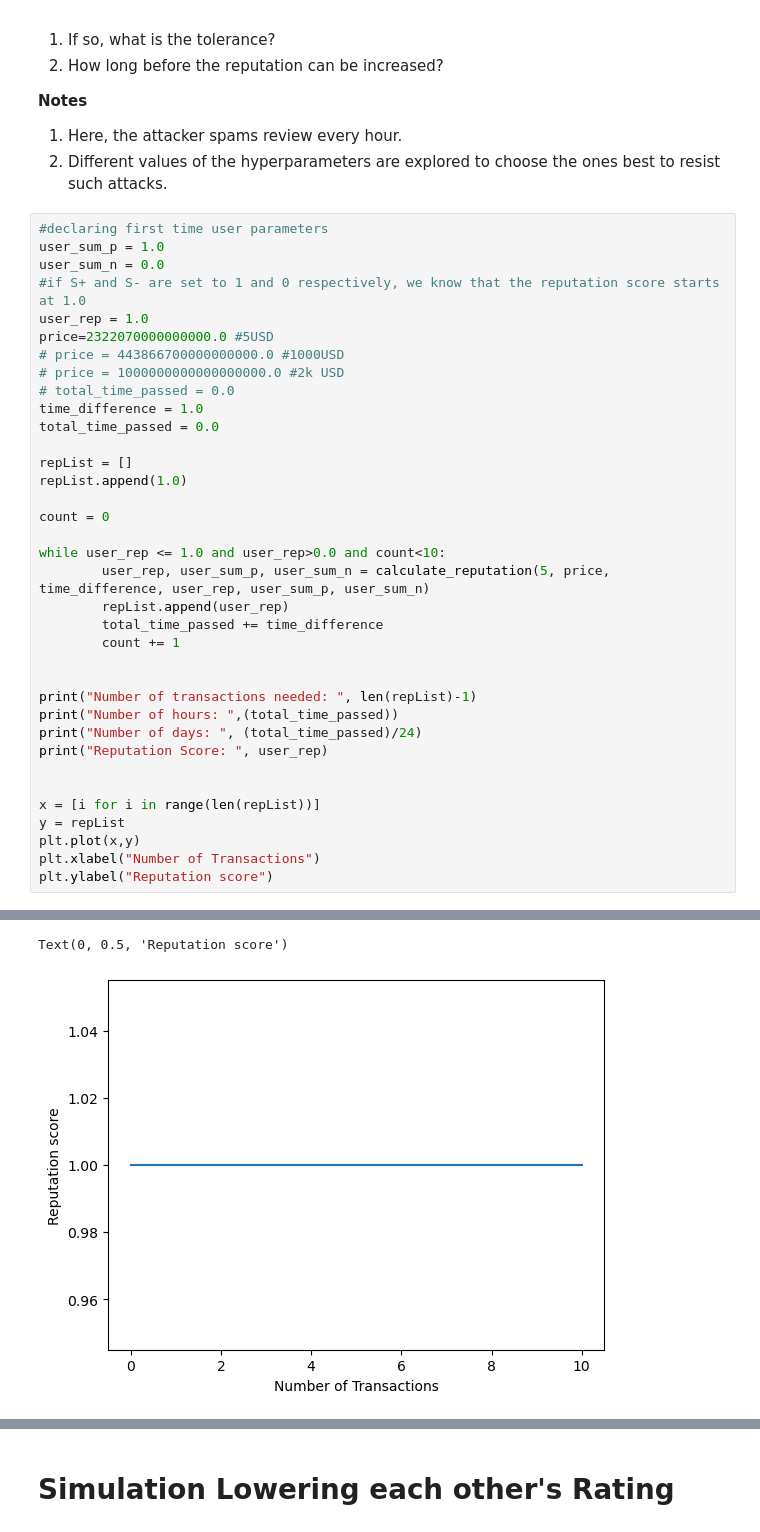
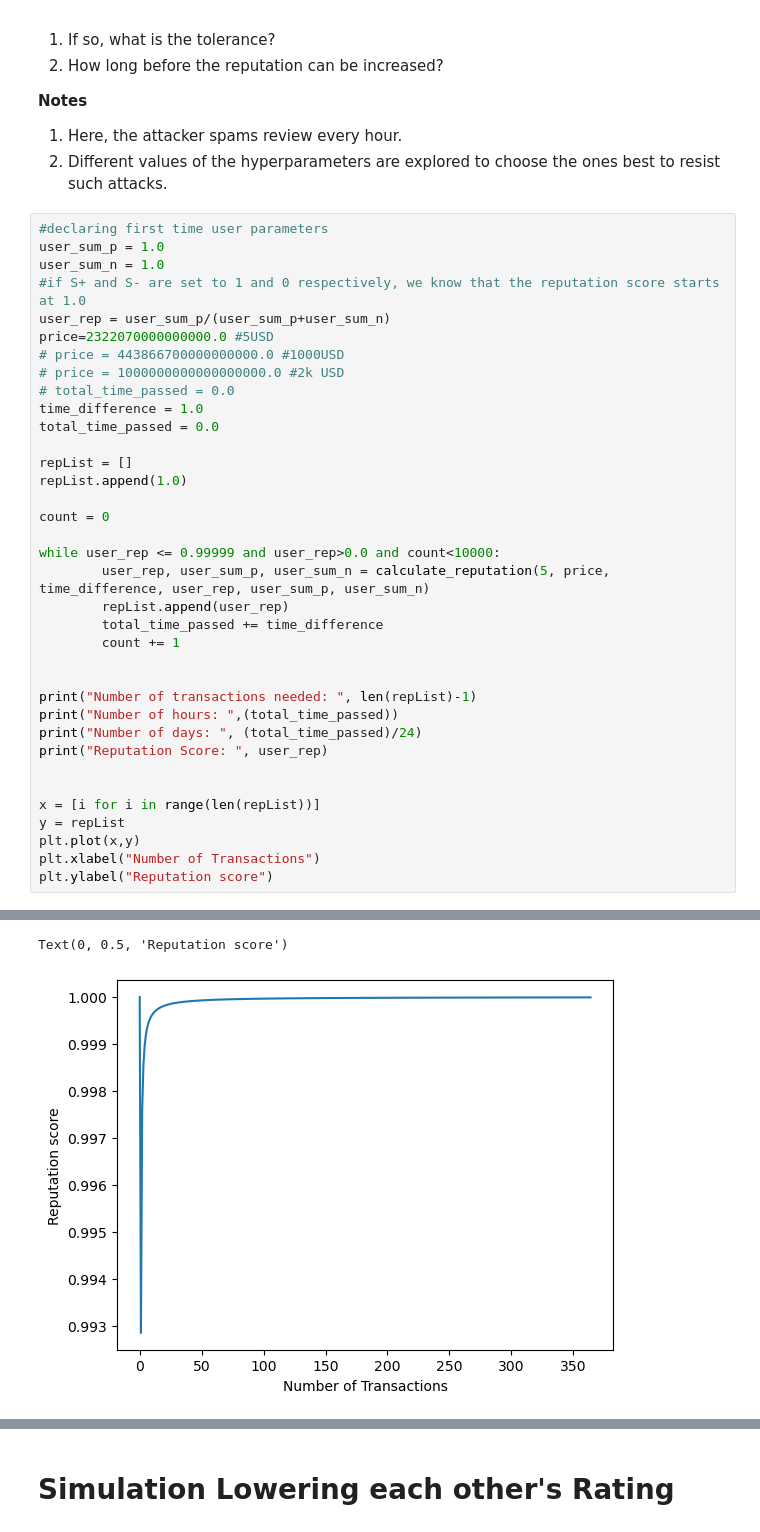
Before and after one commit to S-Samiksha/Reputation_Mechanism_Simulations, a Jupyter notebook: Simulations/Research_Paper_simulation.ipynb, the cells around one changed output, grey strips where cells are left out. Drawn from its saved outputs; the diff is of its cells as text.

```diff
--- a/Simulations/Research_Paper_simulation.ipynb
+++ b/Simulations/Research_Paper_simulation.ipynb
@@ -35,9 +35,9 @@ def calculate_reputation(rating, price, transactiontime, prev_reputation, sum_P,
 # %%
 #declaring first time user parameters
 user_sum_p = 1.0
-user_sum_n = 0.0
+user_sum_n = 1.0
 #if S+ and S- are set to 1 and 0 respectively, we know that the reputation score starts at 1.0
-user_rep = 1.0
+user_rep = user_sum_p/(user_sum_p+user_sum_n)
 price=2322070000000000.0 #5USD
 # price = 443866700000000000.0 #1000USD
 # price = 1000000000000000000.0 #2k USD
@@ -50,7 +50,7 @@ repList.append(1.0)
 
 count = 0
 
-while user_rep <= 1.0 and user_rep>0.0 and count<10:
+while user_rep <= 0.99999 and user_rep>0.0 and count<10000:
         user_rep, user_sum_p, user_sum_n = calculate_reputation(5, price, time_difference, user_rep, user_sum_p, user_sum_n)
         repList.append(user_rep)
         total_time_passed += time_difference
@@ -76,2 +76,2 @@ Reputation Score:  1.0
 Text(0, 0.5, 'Reputation score')
-[figure, old version]
+[figure, new version]
```
Also changed, not shown: parts of 8 cells of this notebook, 20 other files.
